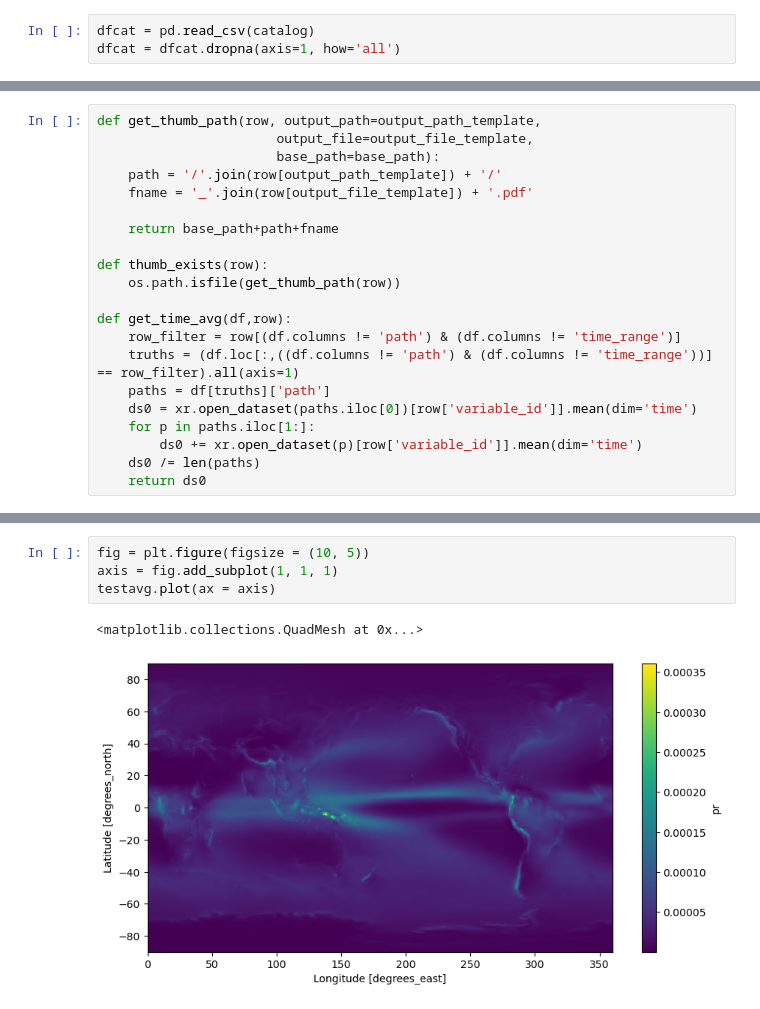
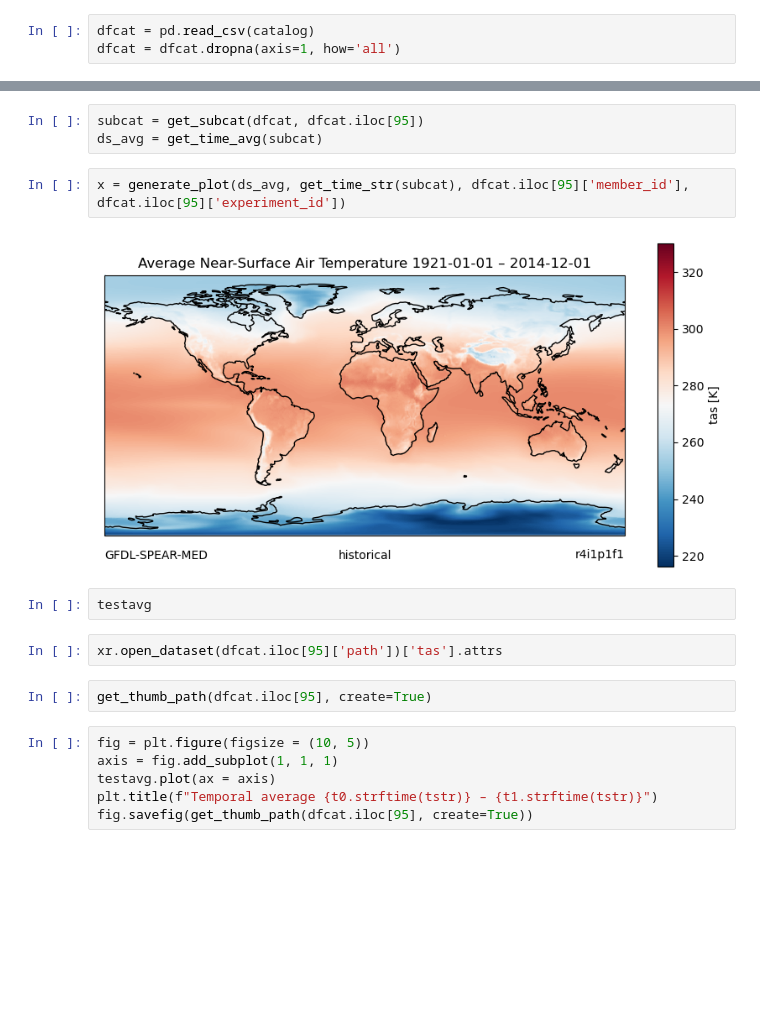
Before and after one commit to ariaradick/stac-scripts, a Jupyter notebook: scripts/gen_ens_thumb.ipynb, the cells around one changed output, grey strips where cells are left out. Saved outputs shown, nothing was run; the diff lists cells and outputs as text; blank space fills up the shorter version.

Commit message:
scripts and notebook for generating ensemble-level time average thumbnails

```diff
--- a/scripts/gen_ens_thumb.ipynb
+++ b/scripts/gen_ens_thumb.ipynb
@@ -94,21 +19,0 @@ Coordinates:
-# %%
-def get_thumb_path(row, output_path=output_path_template,
-                       output_file=output_file_template,
-                       base_path=base_path):
-    path = '/'.join(row[output_path_template]) + '/'
-    fname = '_'.join(row[output_file_template]) + '.pdf'
-
-    return base_path+path+fname
-
-def thumb_exists(row):
-    os.path.isfile(get_thumb_path(row))
-
-def get_time_avg(df,row):
-    row_filter = row[(df.columns != 'path') & (df.columns != 'time_range')]
-    truths = (df.loc[:,((df.columns != 'path') & (df.columns != 'time_range'))] == row_filter).all(axis=1)
-    paths = df[truths]['path']
-    ds0 = xr.open_dataset(paths.iloc[0])[row['variable_id']].mean(dim='time')
-    for p in paths.iloc[1:]:
-        ds0 += xr.open_dataset(p)[row['variable_id']].mean(dim='time')
-    ds0 /= len(paths)
-    return ds0
@@ -117,7 +84,19 @@ testavg = get_time_avg(dfcat, dfcat.iloc[85])
+# %%
+subcat = get_subcat(dfcat, dfcat.iloc[95])
+ds_avg = get_time_avg(subcat)
+# %%
+x = generate_plot(ds_avg, get_time_str(subcat), dfcat.iloc[95]['member_id'], dfcat.iloc[95]['experiment_id'])
+# %% [output]
+[figure, added]
+# %%
+testavg
+# %%
+xr.open_dataset(dfcat.iloc[95]['path'])['tas'].attrs
+# %%
+get_thumb_path(dfcat.iloc[95], create=True)
 # %%
 fig = plt.figure(figsize = (10, 5))
 axis = fig.add_subplot(1, 1, 1)
 testavg.plot(ax = axis)
+plt.title(f"Temporal average {t0.strftime(tstr)} – {t1.strftime(tstr)}")
+fig.savefig(get_thumb_path(dfcat.iloc[95], create=True))
-# %% [output]
-<matplotlib.collections.QuadMesh at 0x...>
-[figure, removed]
```
Also changed, not shown: parts of 9 cells of this notebook, 3 other files.
